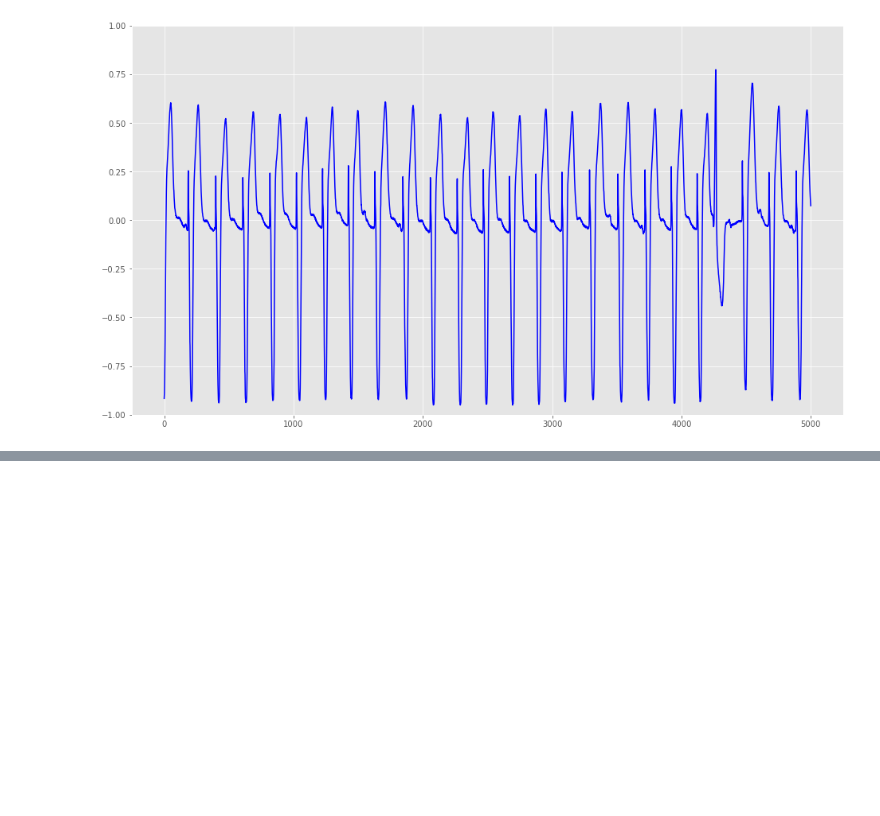
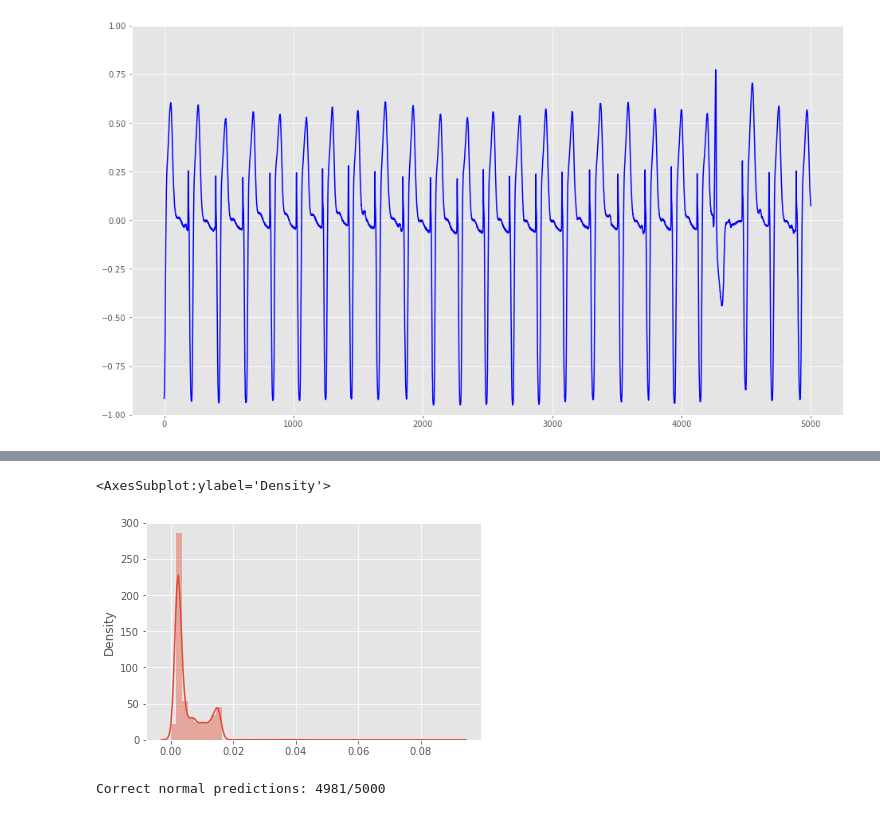
Before and after one commit to ykato27/-Anomaly_Detection, a Jupyter notebook: notebooks/pytorch/AutoEncoder_pytorch.ipynb, the cells around one changed output, grey strips where cells are left out. Cells and saved outputs as stored; diff of their text form; code cells hidden in the pictures; blank space fills up the shorter version.

```diff
--- a/notebooks/pytorch/AutoEncoder_pytorch.ipynb
+++ b/notebooks/pytorch/AutoEncoder_pytorch.ipynb
@@ -347,0 +344,11 @@ for index, anomaly in enumerate(anomaly_result):
+# %%
+predictions, pred_losses = predict(model, test_dataset)
+sns.distplot(pred_losses, bins=50, kde=True)
+# %% [output]
+<AxesSubplot:ylabel='Density'>
+[figure, added]
+# %%
+correct = sum(l <= THRESHOLD for l in pred_losses)
+print(f"Correct normal predictions: {correct}/{len(test_dataset)}")
+# %% [output]
+Correct normal predictions: 4981/5000
```
Also changed, not shown: parts of 51 cells of this notebook.
